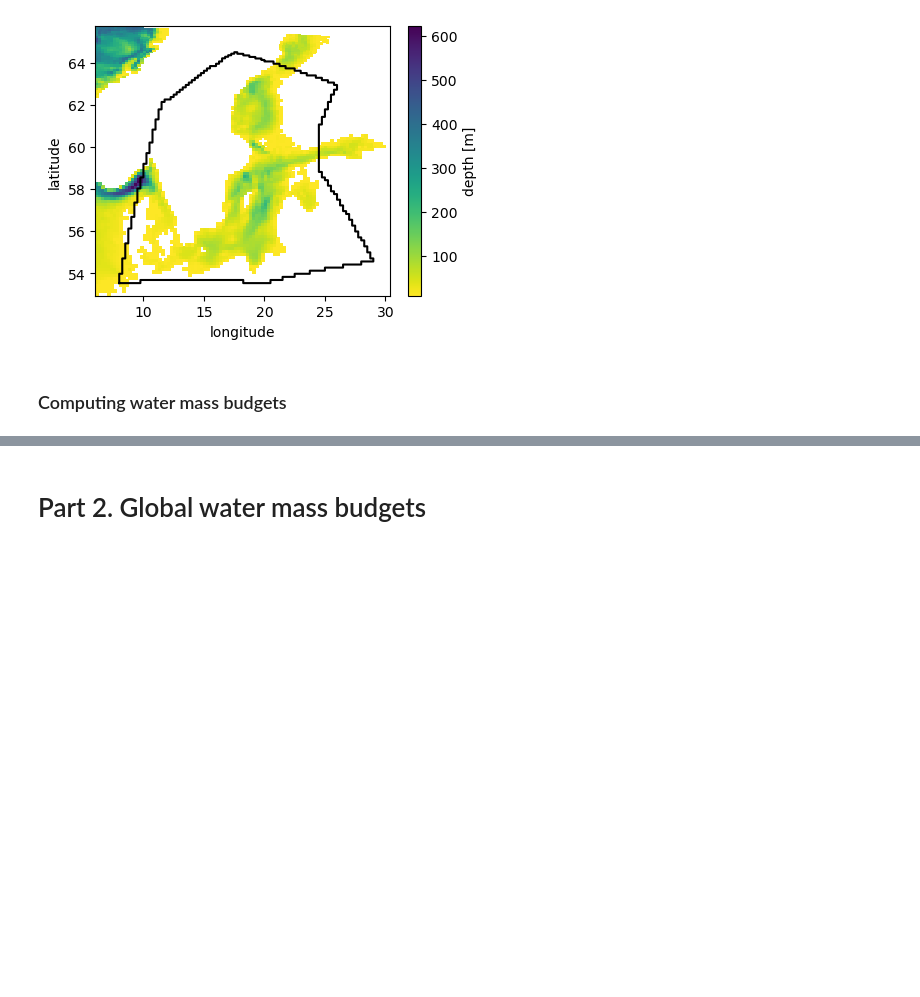
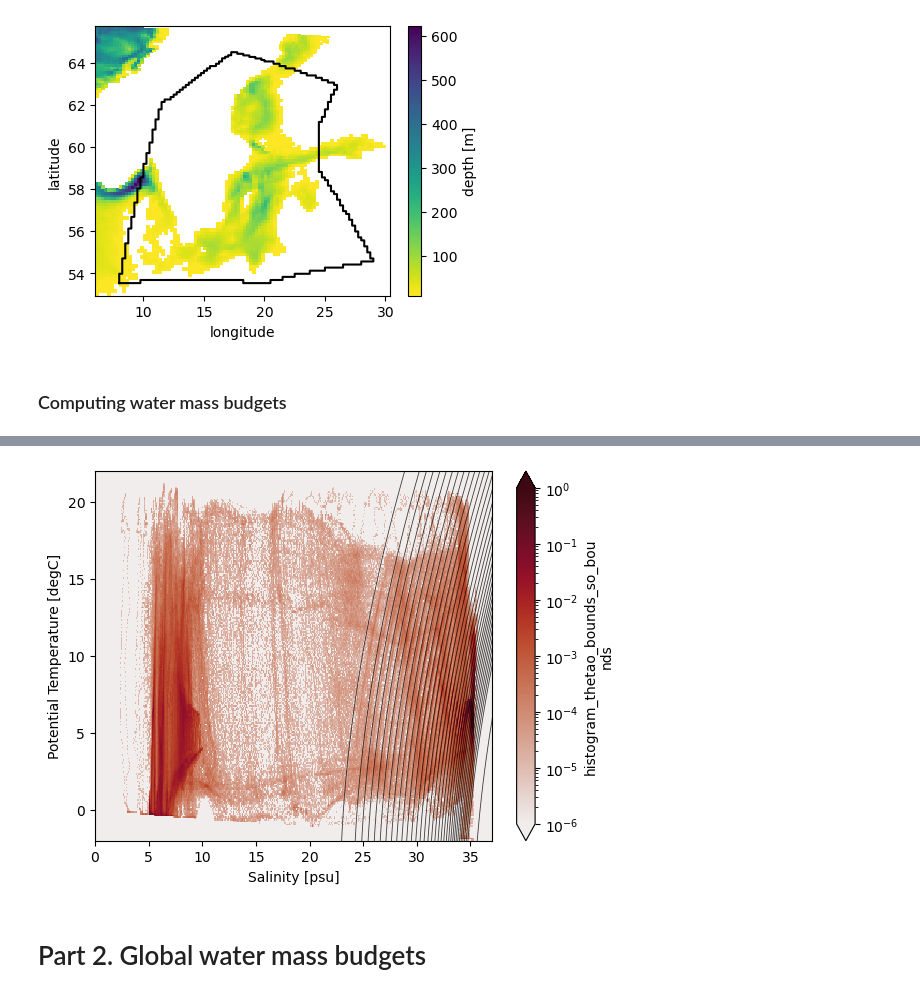
Before and after one commit to hdrake/xwmb, a Jupyter notebook: examples/Baltic_example.ipynb, the cells around one changed output, grey strips where cells are left out. Saved outputs shown, nothing was run; the diff lists cells and outputs as text; code cells hidden in the pictures; blank space fills up the shorter version.

```diff
--- a/examples/Baltic_example.ipynb
+++ b/examples/Baltic_example.ipynb
@@ -124,3 +171,24 @@ plt.ylim(37.5, 27.25);
+# %%
+import matplotlib
+import xhistogram
+
+tmp = xhistogram.xarray.histogram(
+    grid._ds['thetao_bounds'], grid._ds['so_bounds'],
+    bins=[np.arange(-4, 30, 0.1), np.arange(-2, 40, 0.1)],
+    weights=grid._ds['thkcello_bounds'],
+    block_size=None,
+    density=True
+).compute()
+# %%
+vmax = tmp.max().values
+import cmocean
+tmp.where(tmp!=0, 1e-16).plot(norm=matplotlib.colors.LogNorm(vmin=1e-6, vmax=1), extend="both", cmap=cmocean.cm.amp)
+import gsw
+gsw.sigma2(tmp.so_bounds_bin, tmp.thetao_bounds_bin).plot.contour(levels=grid._ds['sigma2_i'], x="so_bounds_bin", colors="k", linewidths=0.6, alpha=0.75)
+plt.xlim(0, 37)
+plt.ylim(-2, 22);
+# %% [output]
+[figure, added]
 # %% [markdown]
 # Part 2. Global water mass budgets
 # %% [markdown]
```
Also changed, not shown: parts of 9 cells of this notebook, 10 other files.
